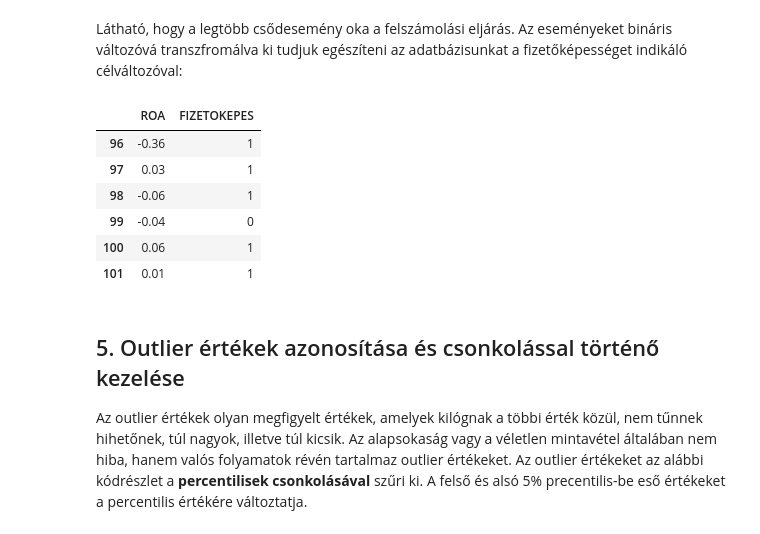
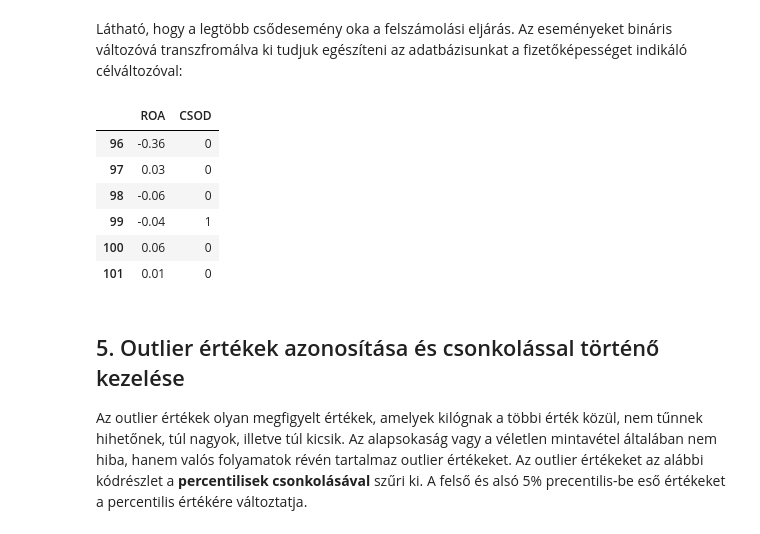
Before and after one commit to Kolos65/BankruptcyPrediction, a Jupyter notebook: Bankruptcy.ipynb, the cells around one changed output. Cells and saved outputs as stored; diff of their text form; code cells hidden in the pictures.

```diff
--- a/Bankruptcy.ipynb
+++ b/Bankruptcy.ipynb
@@ -550,6 +492,2 @@ VEVO_SZALLITO_ARANY ['Medián Imputálva: 2 ']
 # %% [markdown]
 Az így kapott adatbázis tartalmazza a legfontosabb pénzügyi indikátorokat, melyek a modellünk input változóit képzik a továbbiakban. Az adatbázis első 5 rekordjának értékei lentebb láthatóak.
-# %%
-pd.options.display.float_format = '{:.2f}'.format
-
-database.iloc[:,0:7].head()
@@ -642,25 +538,25 @@ df.plot.bar(rot=0);
 Látható, hogy a legtöbb csődesemény oka a felszámolási eljárás. Az eseményeket bináris változóvá transzfromálva ki tudjuk egészíteni az adatbázisunkat a fizetőképességet indikáló célváltozóval:
 # %%
 binmap = {
-    'A cég csőd eljárás alatt áll': 0,
-    'A cég felszámolási eljárás alatt áll': 0,
-    'A cég kényszertörlési eljárás alatt áll': 0,
-    'Működik': 1
+    'A cég csőd eljárás alatt áll': 1,
+    'A cég felszámolási eljárás alatt áll': 1,
+    'A cég kényszertörlési eljárás alatt áll': 1,
+    'Működik': 0
 }
 
 binlist = [binmap[x] for x in events]
 
-database['FIZETOKEPES'] = binlist
+database['CSOD'] = binlist
 
-database.loc[96:101,["ROA","FIZETOKEPES"]]
+database.loc[96:101,["ROA","CSOD"]]
 # %% [output]
-|  | ROA | FIZETOKEPES |
-| 96 | -0.36 | 1 |
-| 97 | 0.03 | 1 |
-| 98 | -0.06 | 1 |
-| 99 | -0.04 | 0 |
-| 100 | 0.06 | 1 |
-| 101 | 0.01 | 1 |
+|  | ROA | CSOD |
+| 96 | -0.36 | 0 |
+| 97 | 0.03 | 0 |
+| 98 | -0.06 | 0 |
+| 99 | -0.04 | 1 |
+| 100 | 0.06 | 0 |
+| 101 | 0.01 | 0 |
 # %% [markdown]
 ## 5. Outlier értékek azonosítása és csonkolással történő kezelése
 Az outlier értékek olyan megfigyelt értékek, amelyek kilógnak a többi érték közül, nem tűnnek hihetőnek, túl nagyok, illetve túl kicsik. Az alapsokaság vagy a véletlen mintavétel általában nem hiba, hanem valós folyamatok révén tartalmaz outlier értékeket. Az outlier értékeket az alábbi kódrészlet a **percentilisek csonkolásával** szűri ki. A felső és alsó 5% precentilis-be eső értékeket a percentilis értékére változtatja.
```
Also changed, not shown: parts of 14 cells of this notebook, 2 other files.
